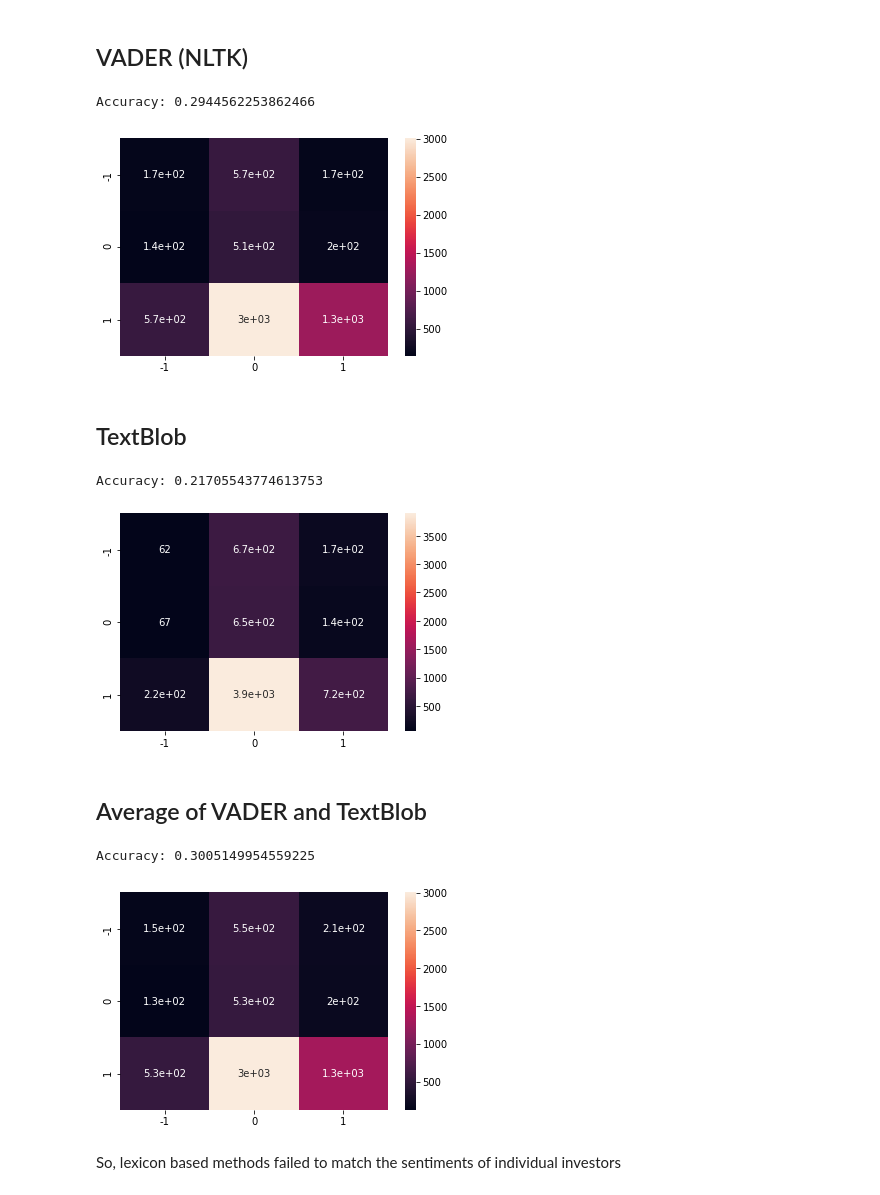
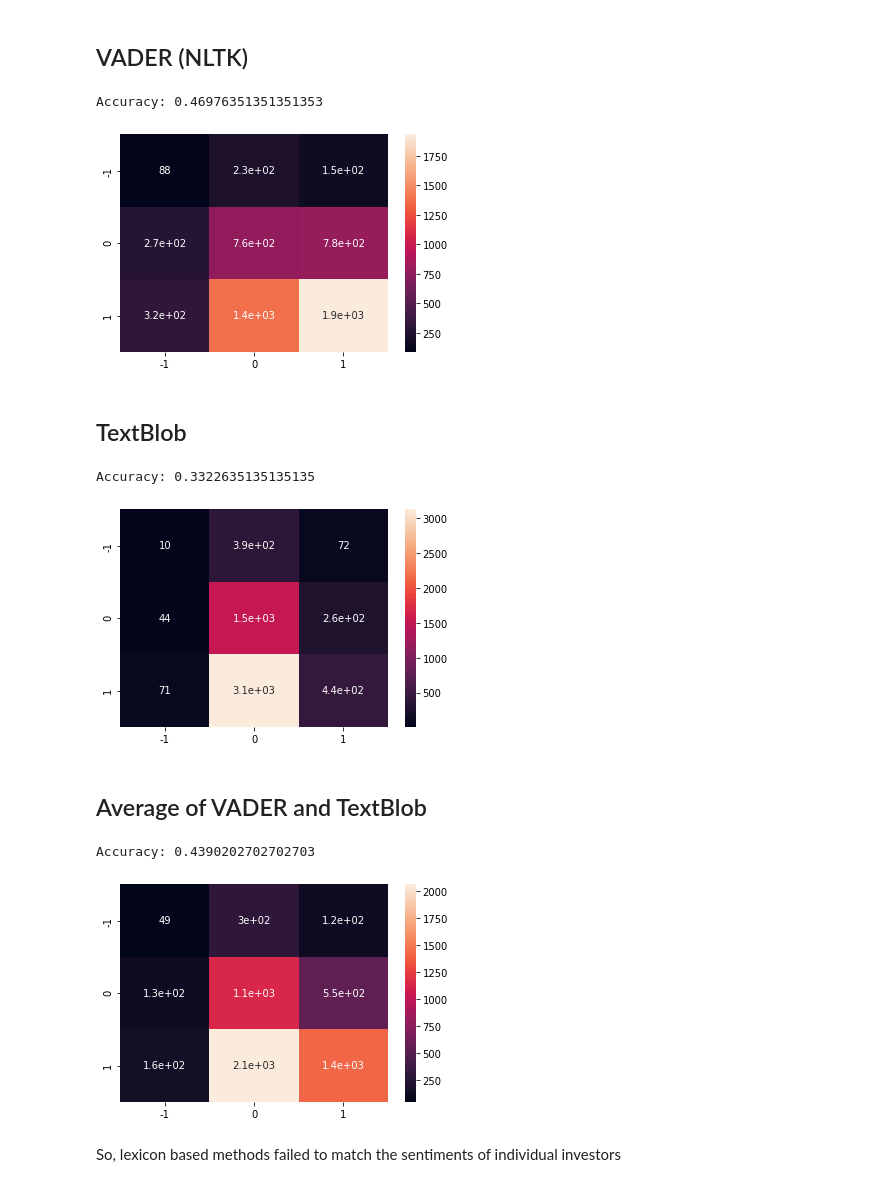
Before and after one commit to lhfmartin/market-news-sentiment-analysis, a Jupyter notebook: notebooks/chapter-3.ipynb, the cells around one changed output. Drawn from its saved outputs; the diff is of its cells as text; code cells hidden in the pictures.

```diff
--- a/notebooks/chapter-3.ipynb
+++ b/notebooks/chapter-3.ipynb
@@ -29,40 +29,43 @@ def evaluate(y_true, y_pred):
 # %%
 import nltk
 nltk.download('vader_lexicon', quiet=True)
 from nltk.sentiment.vader import SentimentIntensityAnalyzer
 sia = SentimentIntensityAnalyzer()
 
+THLD_NEUTRAL = 0.2
+FEATURE_NAME = "Body_Text"
+
 df_vader = df.copy()
-df_vader["Predicted"] = df_vader.apply(lambda x: sia.polarity_scores(x["Title"])["compound"], axis=1)
-df_vader["Predicted"] = df_vader.apply(lambda x: 1 if x["Predicted"] > 0.1 else 0 if abs(x["Predicted"]) <= 0.1 else -1, axis=1)
+df_vader["Predicted"] = df_vader.apply(lambda x: sia.polarity_scores(x[FEATURE_NAME])["compound"], axis=1)
+df_vader["Predicted"] = df_vader.apply(lambda x: 1 if x["Predicted"] > THLD_NEUTRAL else 0 if abs(x["Predicted"]) <= THLD_NEUTRAL else -1, axis=1)
 
 evaluate(df_vader["Sentiment"], df_vader["Predicted"])
 # %% [output]
-Accuracy: 0.2944562253862466
+Accuracy: 0.46976351351351353
-[figure, old version]
+[figure, new version]
 # %% [markdown]
 ## TextBlob
 # %%
 from textblob import TextBlob
 
 df_textblob = df.copy()
-df_textblob["Predicted"] = df_textblob.apply(lambda x: TextBlob(x["Title"]).sentiment.polarity, axis=1)
-df_textblob["Predicted"] = df_textblob.apply(lambda x: 1 if x["Predicted"] > 0.1 else 0 if abs(x["Predicted"]) <= 0.1 else -1, axis=1)
+df_textblob["Predicted"] = df_textblob.apply(lambda x: TextBlob(x[FEATURE_NAME]).sentiment.polarity, axis=1)
+df_textblob["Predicted"] = df_textblob.apply(lambda x: 1 if x["Predicted"] > THLD_NEUTRAL else 0 if abs(x["Predicted"]) <= THLD_NEUTRAL else -1, axis=1)
 
 evaluate(df_textblob["Sentiment"], df_textblob["Predicted"])
 # %% [output]
-Accuracy: 0.21705543774613753
+Accuracy: 0.3322635135135135
-[figure, old version]
+[figure, new version]
 # %% [markdown]
 ## Average of VADER and TextBlob
 # %%
 df_avg_vader_textblob = df.copy()
-df_avg_vader_textblob["Predicted"] = df_avg_vader_textblob.apply(lambda x: (sia.polarity_scores(x["Title"])["compound"] + TextBlob(x["Title"]).sentiment.polarity) / 2, axis=1)
-df_avg_vader_textblob["Predicted"] = df_avg_vader_textblob.apply(lambda x: 1 if x["Predicted"] > 0.1 else 0 if abs(x["Predicted"]) <= 0.1 else -1, axis=1)
+df_avg_vader_textblob["Predicted"] = df_avg_vader_textblob.apply(lambda x: (sia.polarity_scores(x[FEATURE_NAME])["compound"] + TextBlob(x[FEATURE_NAME]).sentiment.polarity) / 2, axis=1)
+df_avg_vader_textblob["Predicted"] = df_avg_vader_textblob.apply(lambda x: 1 if x["Predicted"] > THLD_NEUTRAL else 0 if abs(x["Predicted"]) <= THLD_NEUTRAL else -1, axis=1)
 
 evaluate(df_avg_vader_textblob["Sentiment"], df_avg_vader_textblob["Predicted"])
 # %% [output]
-Accuracy: 0.3005149954559225
+Accuracy: 0.4390202702702703
-[figure, old version]
+[figure, new version]
 # %% [markdown]
 So, lexicon based methods failed to match the sentiments of individual investors
```
Also changed, not shown: parts of 1 cell of this notebook, 7 other files.
